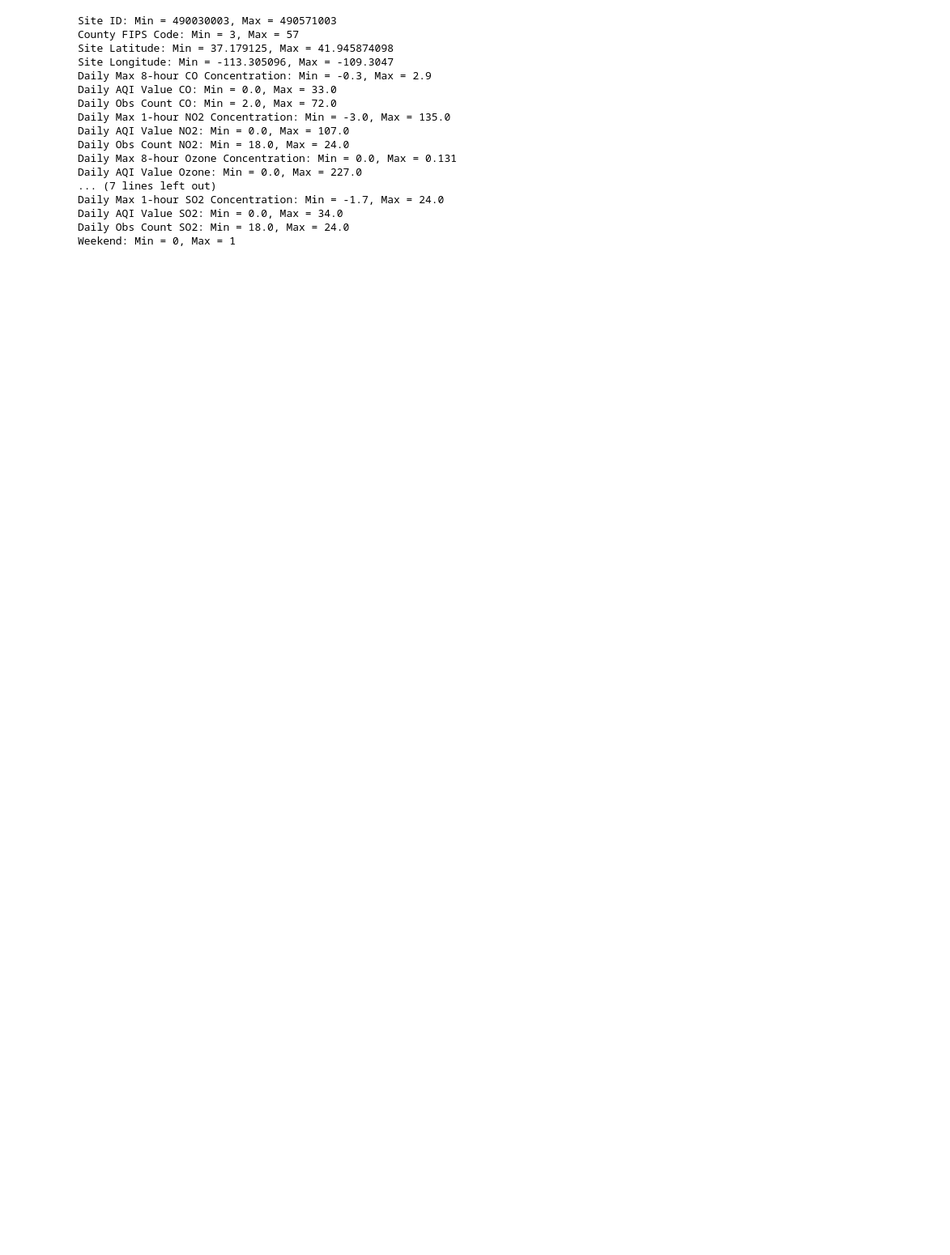
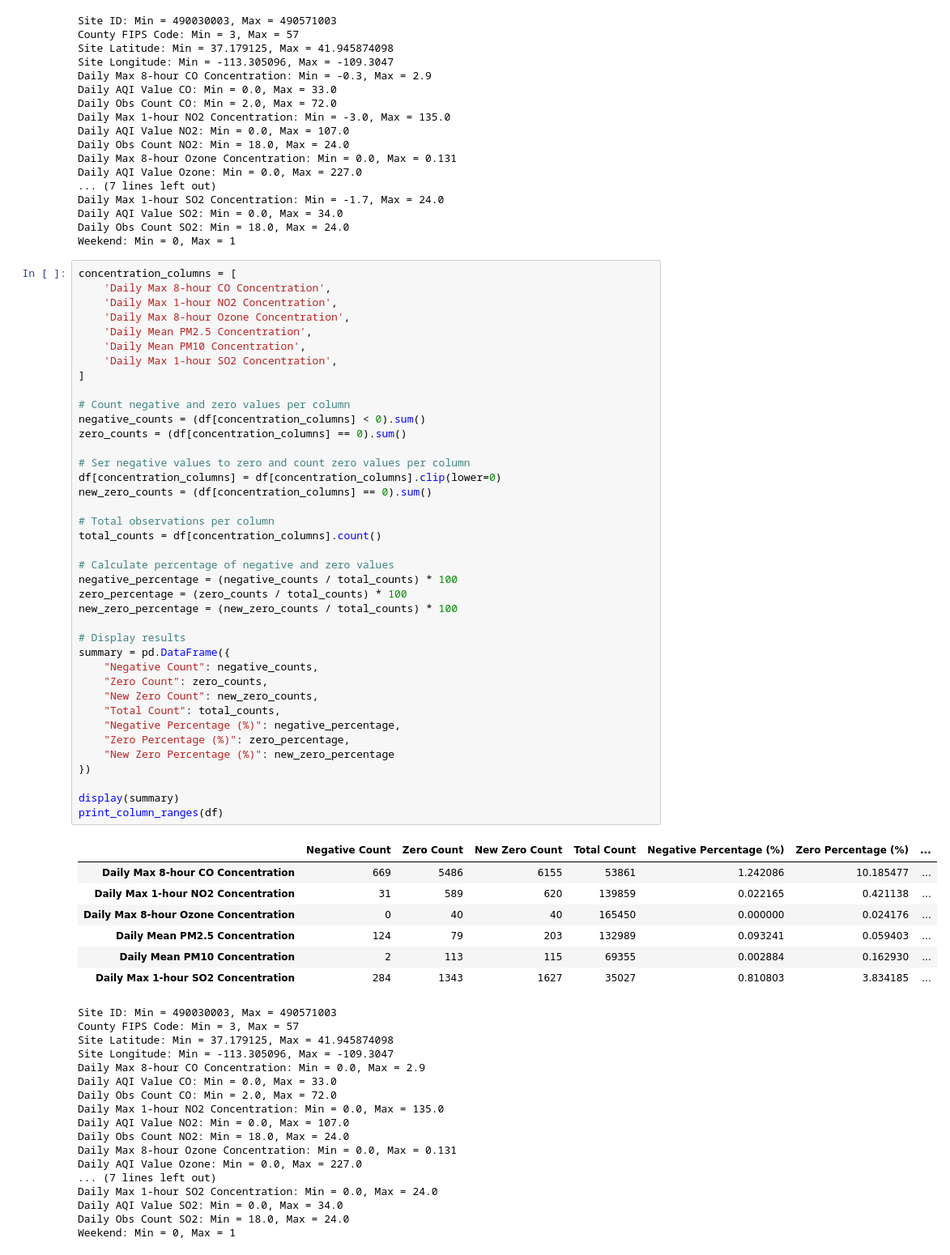
Before and after one commit to sophieharman/Vol3AirQualityProject, a Jupyter notebook: data_cleaning.ipynb, the cells around one changed output. Shown: that part at 81% size. Saved outputs shown, nothing was run; the diff lists cells and outputs as text; blank space fills up the shorter version.

```diff
--- a/data_cleaning.ipynb
+++ b/data_cleaning.ipynb
@@ -137,6 +136,70 @@ Daily Max 1-hour SO2 Concentration: Min = -1.7, Max = 24.0
 Daily AQI Value SO2: Min = 0.0, Max = 34.0
 Daily Obs Count SO2: Min = 18.0, Max = 24.0
 Weekend: Min = 0, Max = 1
+# %%
+concentration_columns = [
+    'Daily Max 8-hour CO Concentration',
+    'Daily Max 1-hour NO2 Concentration',
+    'Daily Max 8-hour Ozone Concentration',
+    'Daily Mean PM2.5 Concentration',
+    'Daily Mean PM10 Concentration',
+    'Daily Max 1-hour SO2 Concentration',
+]
+
+# Count negative and zero values per column
+negative_counts = (df[concentration_columns] < 0).sum()
+zero_counts = (df[concentration_columns] == 0).sum()
+
+# Ser negative values to zero and count zero values per column
+df[concentration_columns] = df[concentration_columns].clip(lower=0)
+new_zero_counts = (df[concentration_columns] == 0).sum()
+
+# Total observations per column
+total_counts = df[concentration_columns].count()
+
+# Calculate percentage of negative and zero values
+negative_percentage = (negative_counts / total_counts) * 100
+zero_percentage = (zero_counts / total_counts) * 100
+new_zero_percentage = (new_zero_counts / total_counts) * 100
+
+# Display results
+summary = pd.DataFrame({
+    "Negative Count": negative_counts,
+    "Zero Count": zero_counts,
+    "New Zero Count": new_zero_counts,
+    "Total Count": total_counts,
+    "Negative Percentage (%)": negative_percentage,
+    "Zero Percentage (%)": zero_percentage,
+    "New Zero Percentage (%)": new_zero_percentage
+})
+
+display(summary)
+print_column_ranges(df)
+# %% [output]
+|  | Negative Count | Zero Count | New Zero Count | Total Count | Negative Percentage (%) | Zero Percentage (%) | ... |
+| Daily Max 8-hour CO Concentration | 669 | 5486 | 6155 | 53861 | 1.242086 | 10.185477 | ... |
+| Daily Max 1-hour NO2 Concentration | 31 | 589 | 620 | 139859 | 0.022165 | 0.421138 | ... |
+| Daily Max 8-hour Ozone Concentration | 0 | 40 | 40 | 165450 | 0.000000 | 0.024176 | ... |
+| Daily Mean PM2.5 Concentration | 124 | 79 | 203 | 132989 | 0.093241 | 0.059403 | ... |
+| Daily Mean PM10 Concentration | 2 | 113 | 115 | 69355 | 0.002884 | 0.162930 | ... |
+| Daily Max 1-hour SO2 Concentration | 284 | 1343 | 1627 | 35027 | 0.810803 | 3.834185 | ... |
+Site ID: Min = 490030003, Max = 490571003
+County FIPS Code: Min = 3, Max = 57
+Site Latitude: Min = 37.179125, Max = 41.945874098
+Site Longitude: Min = -113.305096, Max = -109.3047
+Daily Max 8-hour CO Concentration: Min = 0.0, Max = 2.9
+Daily AQI Value CO: Min = 0.0, Max = 33.0
+Daily Obs Count CO: Min = 2.0, Max = 72.0
+Daily Max 1-hour NO2 Concentration: Min = 0.0, Max = 135.0
+Daily AQI Value NO2: Min = 0.0, Max = 107.0
+Daily Obs Count NO2: Min = 18.0, Max = 24.0
+Daily Max 8-hour Ozone Concentration: Min = 0.0, Max = 0.131
+Daily AQI Value Ozone: Min = 0.0, Max = 227.0
+... (7 lines left out)
+Daily Max 1-hour SO2 Concentration: Min = 0.0, Max = 24.0
+Daily AQI Value SO2: Min = 0.0, Max = 34.0
+Daily Obs Count SO2: Min = 18.0, Max = 24.0
+Weekend: Min = 0, Max = 1
 # %% [markdown]
 Determine and Examine Outliers
 - Process:
```
Also changed, not shown: parts of 6 cells of this notebook.
